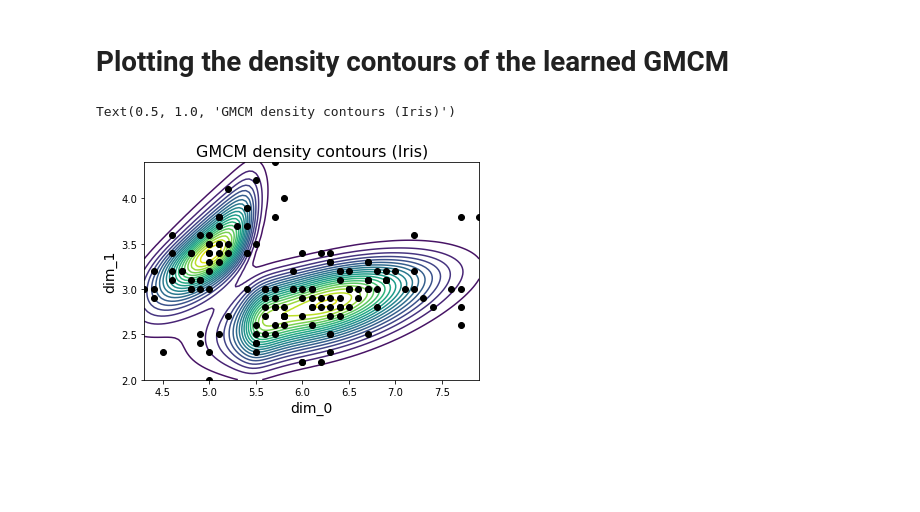
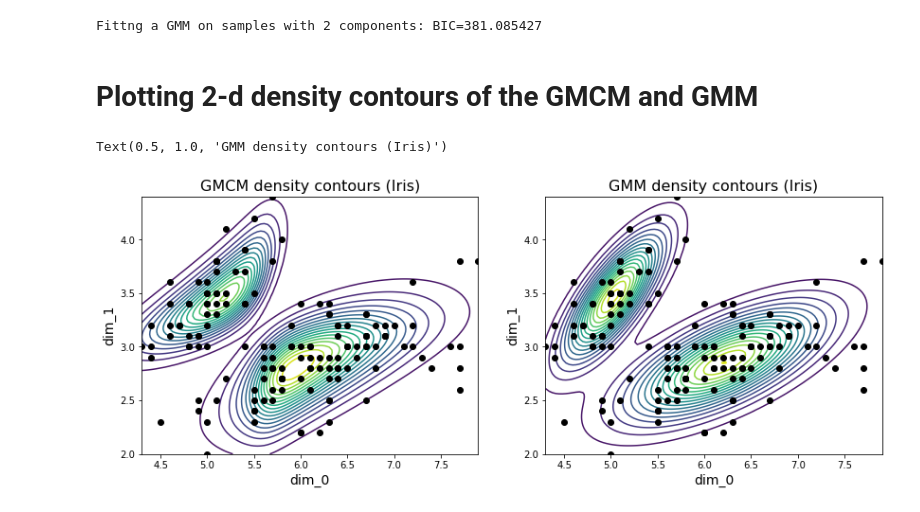
Before and after one commit to ashutosh-tewari/GMCM, a Jupyter notebook: GMCM_demo.ipynb, the cells around one changed output. Saved outputs shown, nothing was run; the diff lists cells and outputs as text; code cells hidden in the pictures; blank space fills up the shorter version.

```diff
--- a/GMCM_demo.ipynb
+++ b/GMCM_demo.ipynb
@@ -72,31 +67,40 @@ Text(0, 0.5, 'neg. log-likelihood')
+# %%
+# Learning GMM (with the same number of components) using scikit learn libraray
+gmm_obj=utl.GMM_best_fit(data_trn,
+                         min_ncomp=2,
+                         max_ncomp=2,
+                         max_iter=10000,
+                         print_info=True)
+# %% [output]
+Fittng a GMM on samples with 2 components: BIC=381.085427
+# %%
+# Getting the marginals (of GMCM and GMM) along any two dimensions
+dim1,dim2=0,1
+
+# GMCM marginal
+gmcm_marg=gmcm_obj.get_marginal([dim1,dim2])
+
+# GMM marginal
+gmm_marg_mus=gmm_obj.means_[:,[dim1,dim2]].astype('float32')
+gmm_marg_covs=tf.gather(tf.gather(gmm_obj.covariances_.astype('float32'),[dim1,dim2],axis=1),[dim1,dim2],axis=2)
+gmm_marg_alphas=gmm_obj.weights_.astype('float32')
+gmm_marg=tfd.MixtureSameFamily(tfd.Categorical(probs=gmm_marg_alphas),
+                               tfd.MultivariateNormalFullCovariance(loc=gmm_marg_mus,
+                                                                    covariance_matrix=gmm_marg_covs))
 # %% [markdown]
-# Plotting the density contours of the learned GMCM
+# Plotting 2-d density contours of the GMCM and GMM
-# %%
-# PLOTTING THE DENSITY CONTOURS OF LEARNED GMCM
-mins=np.min(data,axis=0)
-maxs=np.max(data,axis=0)
-
-# specfying the dimension for density plotting
-dim1,dim2=0,1
-# obtaining the marginal GMCM
-marg_gmcm=gmcm_obj.get_marginal([dim1,dim2])
-# specifying the gridsie for density plotting
-ngrid=100
-X,Y=np.meshgrid(np.linspace(mins[dim1],maxs[dim1],ngrid),(np.linspace(mins[dim2],maxs[dim2],ngrid)))
-X=X.astype('float32')
-Y=Y.astype('float32')
-z=np.concatenate([X.reshape(-1,1),Y.reshape(-1,1)],axis=1)
-# computing the GMCM density values
-prob_z=np.exp(marg_gmcm.distribution.log_prob(z).numpy())
-# reshaping the density vector
-Z=prob_z.reshape(ngrid,ngrid)
-# Plotting the density contours along with the  data
-plt.contour(X,Y,Z,20)
-plt.plot(data[:,dim1],data[:,dim2],'ko')
-plt.xlabel(f'dim_{dim1}',fontsize=14)
-plt.ylabel(f'dim_{dim2}',fontsize=14)
-plt.title('GMCM density contours (Iris)',fontsize=16)
-# %% [output]
-Text(0.5, 1.0, 'GMCM density contours (Iris)')
-[figure, removed]
+# %%
+# Plotting the density contours along the two specified dimensions
+fig,ax=plt.subplots(1,2,figsize=(14,5))
+
+plt.sca(ax[0])
+utl.plotDensityContours(data,gmcm_marg.distribution.log_prob,dim1,dim2)
+ax[0].set_title('GMCM density contours (Iris)',fontsize=16)
+
+plt.sca(ax[1])
+utl.plotDensityContours(data,gmm_marg.log_prob,dim1,dim2)
+ax[1].set_title('GMM density contours (Iris)',fontsize=16)
+# %% [output]
+Text(0.5, 1.0, 'GMM density contours (Iris)')
+[figure, added]
 # %% [markdown]
```
Also changed, not shown: parts of 9 cells of this notebook, 2 other files.
